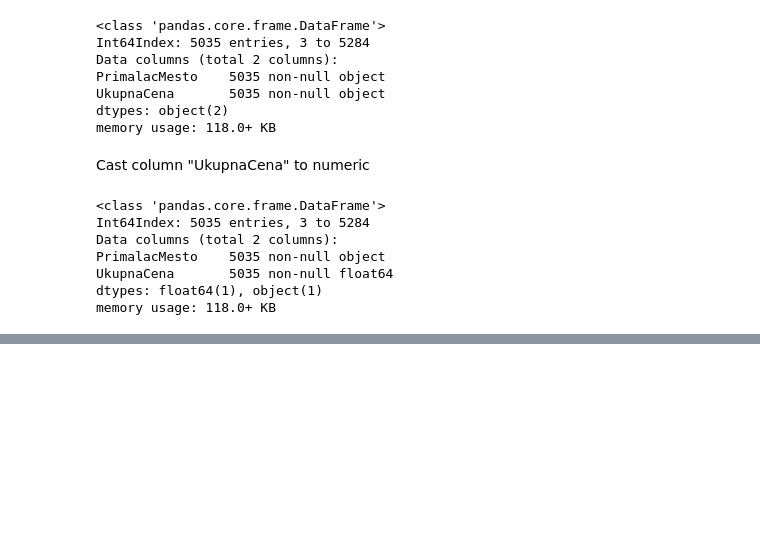
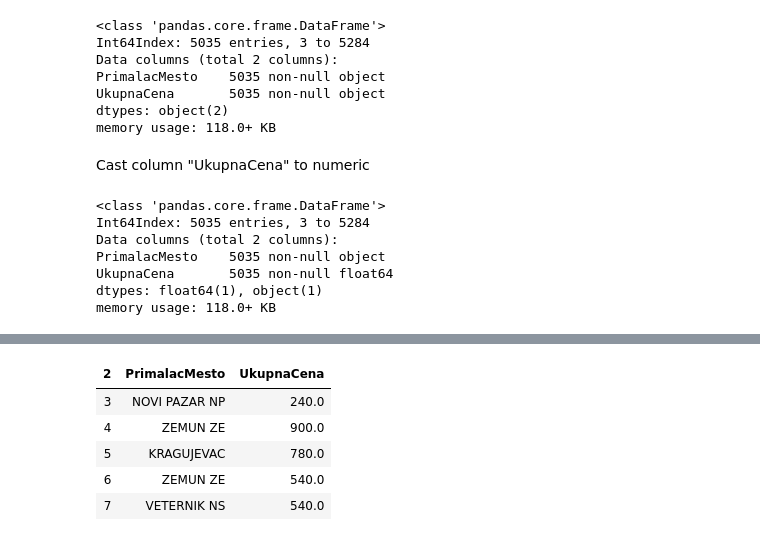
Before and after one commit to SlavoljubM/project_1, a Jupyter notebook: project_1_pandas.ipynb, the cells around one changed output, grey strips where cells are left out. Drawn from its saved outputs; the diff is of its cells as text; code cells hidden in the pictures; blank space fills up the shorter version.

```diff
--- a/project_1_pandas.ipynb
+++ b/project_1_pandas.ipynb
@@ -149,0 +167,9 @@ memory usage: 118.0+ KB
+# %%
+all_data.head()
+# %% [output]
+| 2 | PrimalacMesto | UkupnaCena |
+| 3 | NOVI PAZAR NP | 240.0 |
+| 4 | ZEMUN ZE | 900.0 |
+| 5 | KRAGUJEVAC | 780.0 |
+| 6 | ZEMUN ZE | 540.0 |
+| 7 | VETERNIK NS | 540.0 |
```
Also changed, not shown: parts of 4 cells of this notebook.
